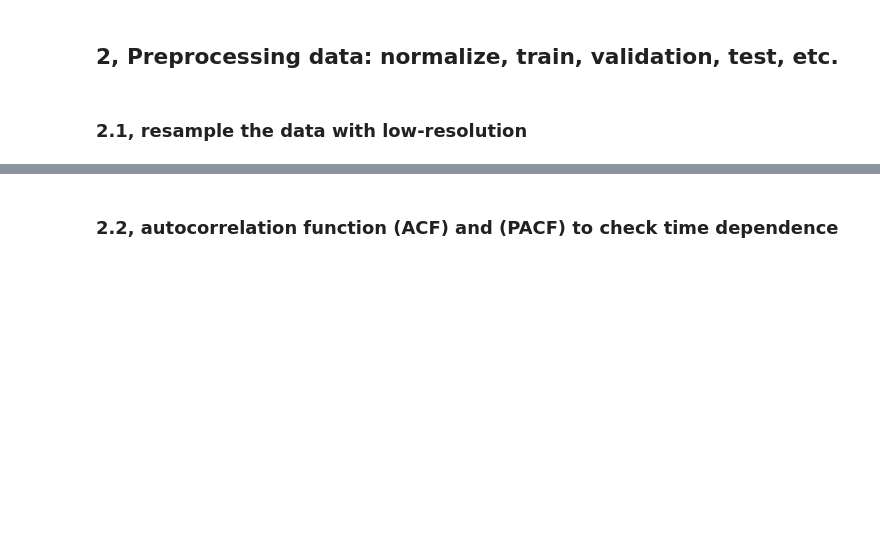
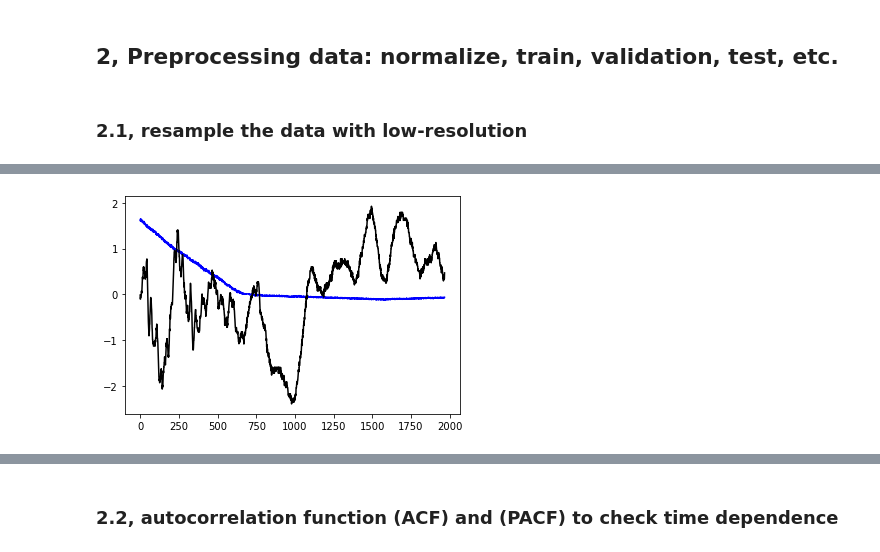
Before and after one commit to wengangmao/vattenfall, a Jupyter notebook: _build/jupyter_execute/contents/codes/tensorflow_simple.ipynb, the cells around one changed output, grey strips where cells are left out. Drawn from its saved outputs; the diff is of its cells as text; code cells hidden in the pictures; blank space fills up the shorter version.

```diff
--- a/_build/jupyter_execute/contents/codes/tensorflow_simple.ipynb
+++ b/_build/jupyter_execute/contents/codes/tensorflow_simple.ipynb
@@ -71,0 +133,6 @@ plt.show()
+# %%
+plt.plot(model.predict(tf_train),'b')
+plt.plot(tf_target,'k')
+plt.show()
+# %% [output]
+[figure, added]
```
Also changed, not shown: parts of 9 cells of this notebook, 46 other files.
